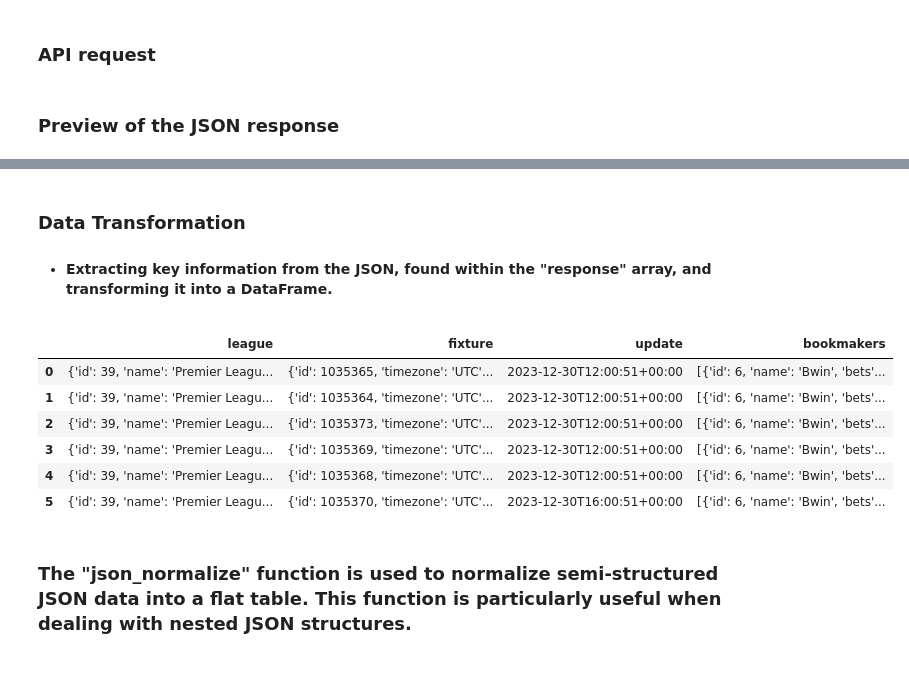
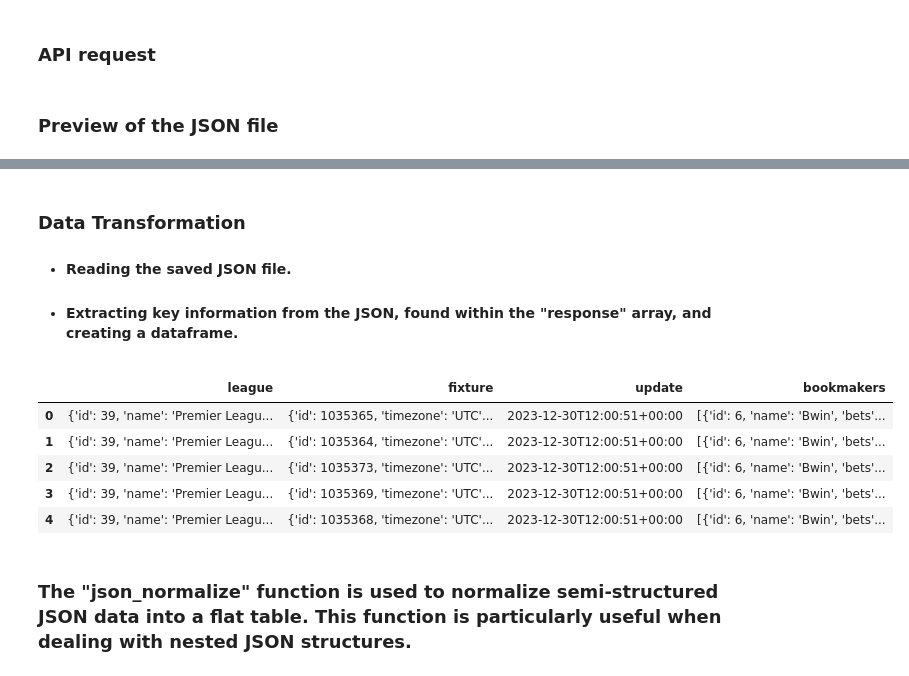
Before and after one commit to tamasmocsanyi/project1, a Jupyter notebook: bets _project1.ipynb, the cells around one changed output, grey strips where cells are left out. Cells and saved outputs as stored; diff of their text form; code cells hidden in the pictures.

```diff
--- a/bets _project1.ipynb
+++ b/bets _project1.ipynb
@@ -48,22 +45,24 @@ with open('bets_20231231182057.json', 'r') as file:
 # %% [markdown]
-### Preview of the JSON response
+### Preview of the JSON file
 # %% [markdown]
 ![preview.png](attachment:preview.png)
 # %% [markdown]
 ### **Data Transformation**
-- #### Extracting key information from the JSON, found within the **"response"** array, and transforming it into a DataFrame.
+- #### Reading the saved JSON file.
+- #### Extracting key information from the JSON, found within the **"response"** array, and creating a dataframe.
 # %%
-df = df['response']
-df = pd.DataFrame(df)
-df
+with open('bets_20231231182057.json', 'r') as file:
+    df = json.load(file)
+
+df = pd.DataFrame(df['response'])
+df.head()
 # %% [output]
 |  | league | fixture | update | bookmakers |
 | 0 | {'id': 39, 'name': 'Premier Leagu... | {'id': 1035365, 'timezone': 'UTC'... | 2023-12-30T12:00:51+00:00 | [{'id': 6, 'name': 'Bwin', 'bets'... |
 | 1 | {'id': 39, 'name': 'Premier Leagu... | {'id': 1035364, 'timezone': 'UTC'... | 2023-12-30T12:00:51+00:00 | [{'id': 6, 'name': 'Bwin', 'bets'... |
 | 2 | {'id': 39, 'name': 'Premier Leagu... | {'id': 1035373, 'timezone': 'UTC'... | 2023-12-30T12:00:51+00:00 | [{'id': 6, 'name': 'Bwin', 'bets'... |
 | 3 | {'id': 39, 'name': 'Premier Leagu... | {'id': 1035369, 'timezone': 'UTC'... | 2023-12-30T12:00:51+00:00 | [{'id': 6, 'name': 'Bwin', 'bets'... |
 | 4 | {'id': 39, 'name': 'Premier Leagu... | {'id': 1035368, 'timezone': 'UTC'... | 2023-12-30T12:00:51+00:00 | [{'id': 6, 'name': 'Bwin', 'bets'... |
-| 5 | {'id': 39, 'name': 'Premier Leagu... | {'id': 1035370, 'timezone': 'UTC'... | 2023-12-30T16:00:51+00:00 | [{'id': 6, 'name': 'Bwin', 'bets'... |
 # %% [markdown]
 ### The **"json_normalize"** function is used to normalize semi-structured JSON data into a flat table. This function is particularly useful when dealing with nested JSON structures.
 # %%
```
Also changed, not shown: parts of 6 cells of this notebook, 1 other file.
